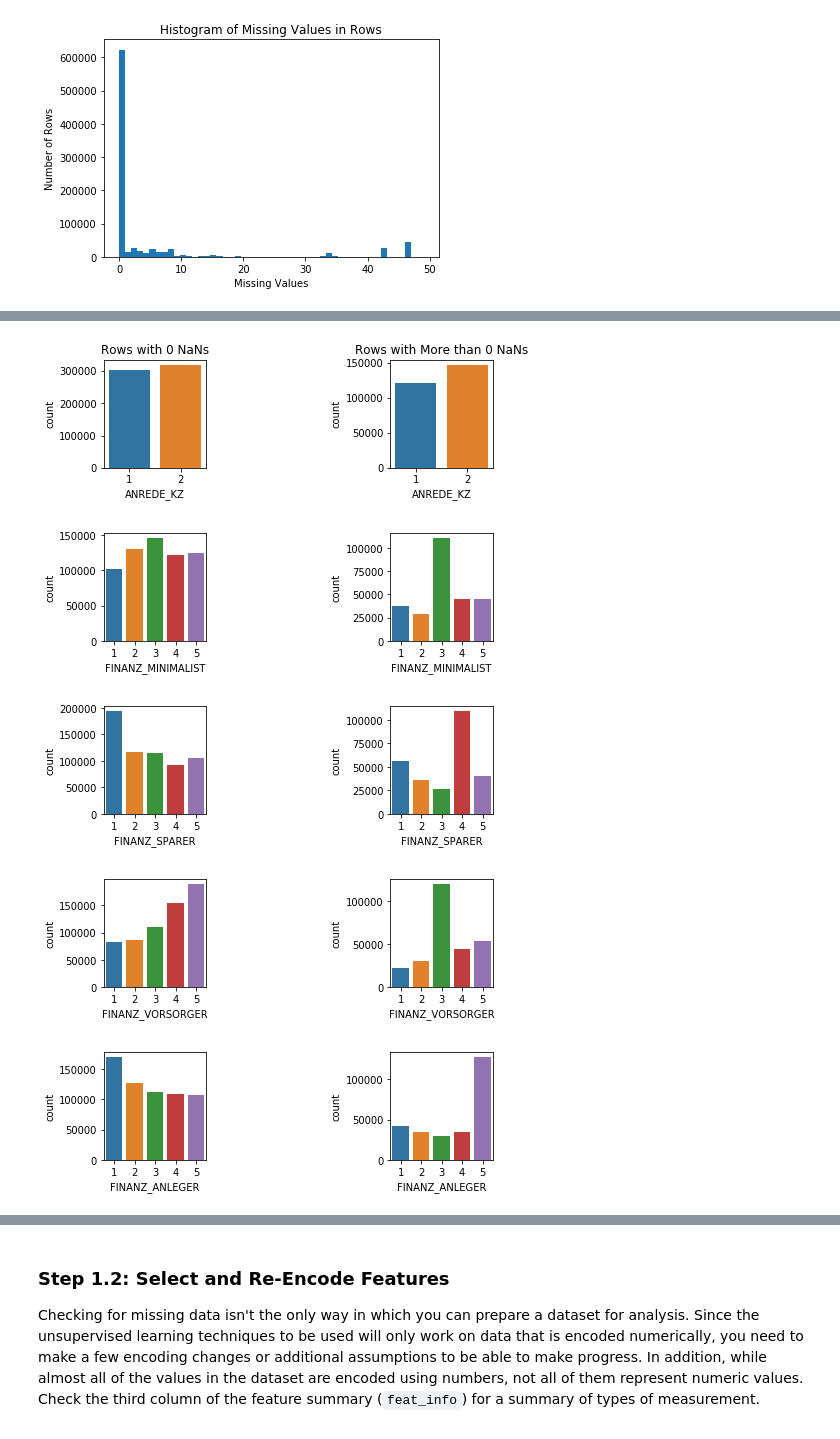
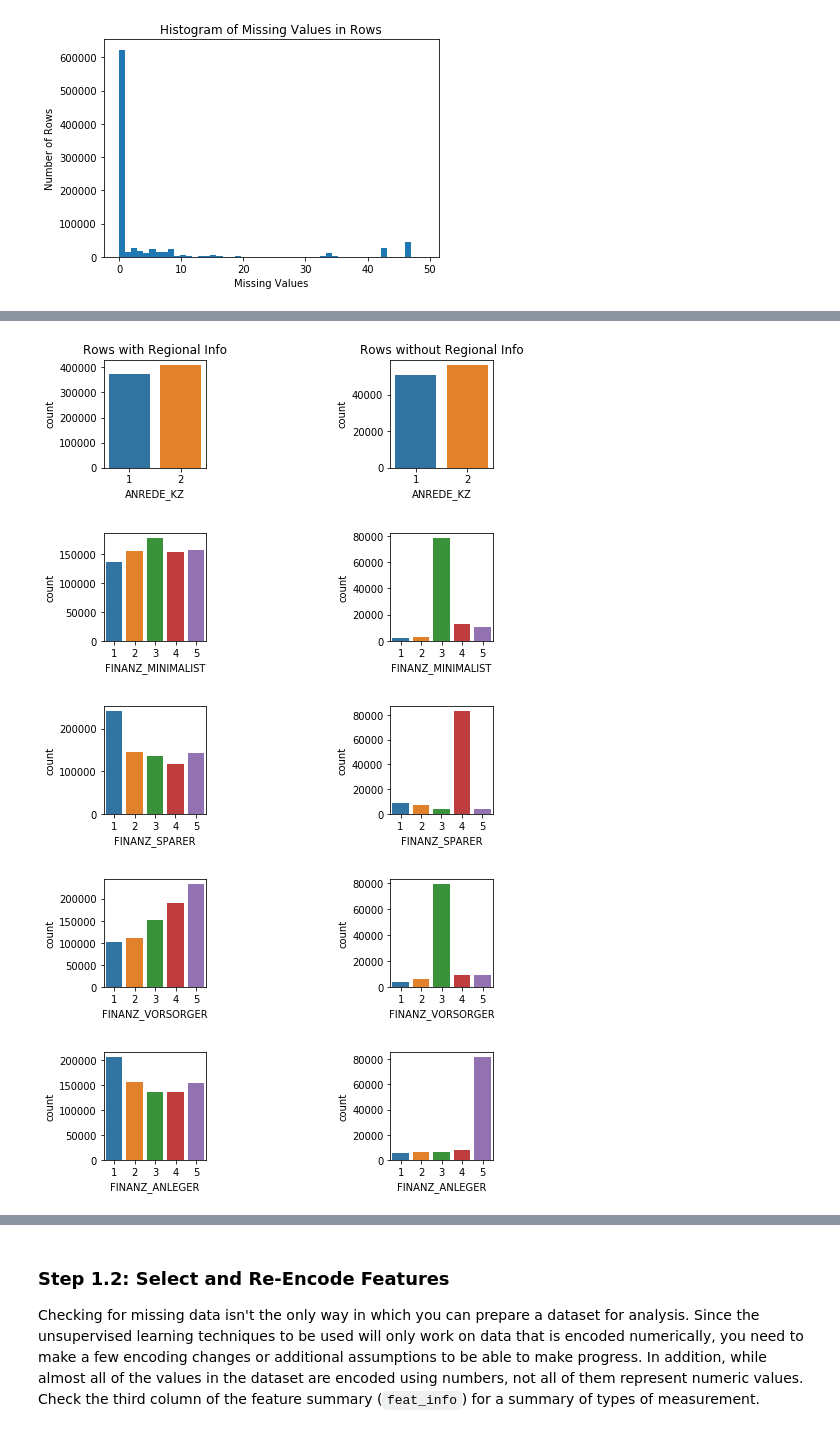
Before and after one commit to buncem/identify-customer-segments, a Jupyter notebook: Identify_Customer_Segments.ipynb, the cells around one changed output, grey strips where cells are left out. Saved outputs shown, nothing was run; the diff lists cells and outputs as text; code cells hidden in the pictures.

```diff
--- a/Identify_Customer_Segments.ipynb
+++ b/Identify_Customer_Segments.ipynb
@@ -181,0 +198,10 @@ There are 2 columns with 158064 NaNs
+# %%
+# Look more closely at the 6 columns with 133,324 NaNs in them.
+# KBA05 are micro-cell features describing house type in microcell.
+# If individuals live in a micro-cell without this type of information,
+# large numbers of individuals will be missing values in all 6 columns.
+# Note that MOBI_REGIO (Movement patterns, regional feature) is also closely corrilated with KBA05
+missing_data_columns = df_az.isnull().sum()
+missing_data_columns = missing_data_columns[missing_data_columns == 133324]
+missing_data_columns_KBA05 = missing_data_columns.index.values
+missing_data_columns_KBA05
@@ -181,0 +211,8 @@ There are 2 columns with 158064 NaNs
+# %%
+# See if individuals that are missing data in the PLZ8 columns are also missing values in the
+# KBA05 columns and visa versa?
+s = df_az[list(missing_data_columns_PLZ8) + list(missing_data_columns_KBA05)].isnull().sum(axis=1)
+groups = s.groupby(s)
+print('There are 7 PLZ8 rows, 6 KBA05 rows')
+for group in groups:
+    print('There are {} rows missing {} many NaNs'.format(len(group[1]), group[0]))
@@ -217,0 +268,5 @@ len(df_az_high_nan)
+# %%
+# Let's keep track of individuals that are missing both regional and microcell data.
+# They may make a nice cluster
+missing_regional_index = s[s.values == 13].index.values
+len(missing_regional_index)
@@ -217,0 +275,4 @@ len(df_az_high_nan)
+# %%
+# Try dropping rows with missing regional and microcell information
+df_az__regional_info_False = df_az.iloc[missing_regional_index]
+df_az__regional_info_True = df_az.drop(missing_regional_index, axis=0)
@@ -218,28 +288,28 @@ len(df_az_high_nan)
 # %%
 # Compare the distribution of values for at least five columns where there are
 # no or few missing values, between the two subsets.
 def compare_dist(label, low, high, column):
     plt.figure(label)
 
     plt.subplot(121)
     sns.countplot(low[column])
     if label == 0:
-        plt.title('Rows with 0 NaNs')
+        plt.title('Rows with Regional Info')
 
     plt.subplot(122)
     sns.countplot(high[column])
     if label == 0:
-        plt.title('Rows with More than 0 NaNs')
+        plt.title('Rows without Regional Info')
 
     plt.subplots_adjust(left=0.0, wspace=1.8, top=0.5)
 
 columns = ['ANREDE_KZ', 'FINANZ_MINIMALIST', 'FINANZ_SPARER', 'FINANZ_VORSORGER', 'FINANZ_ANLEGER']
 for label, column in enumerate(columns):
-    compare_dist(label, df_az_low_nan, df_az_high_nan, column)
+    compare_dist(label, df_az__regional_info_True, df_az__regional_info_False, column)
 # %% [output]
-[figure, old version]
+[figure, new version]
-[figure, old version]
+[figure, new version]
-[figure, old version]
+[figure, new version]
-[figure, old version]
+[figure, new version]
-[figure, old version]
+[figure, new version]
 # %%
```
Also changed, not shown: parts of 64 cells of this notebook.
